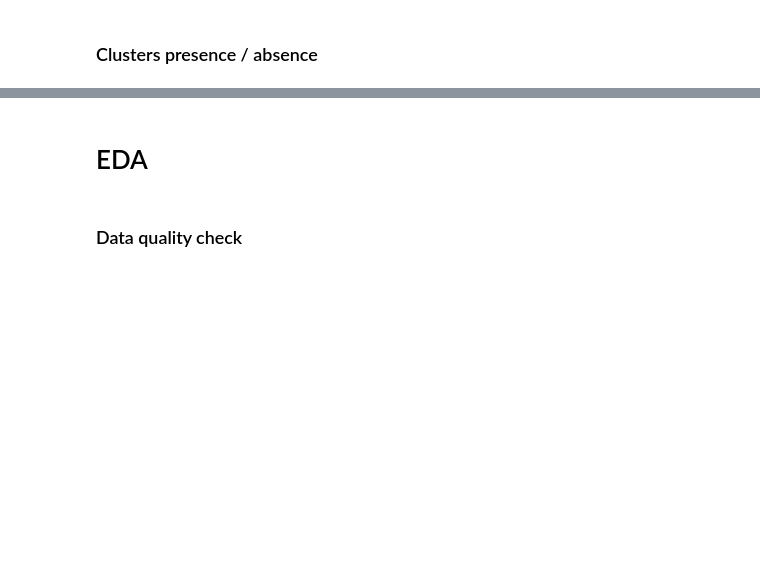
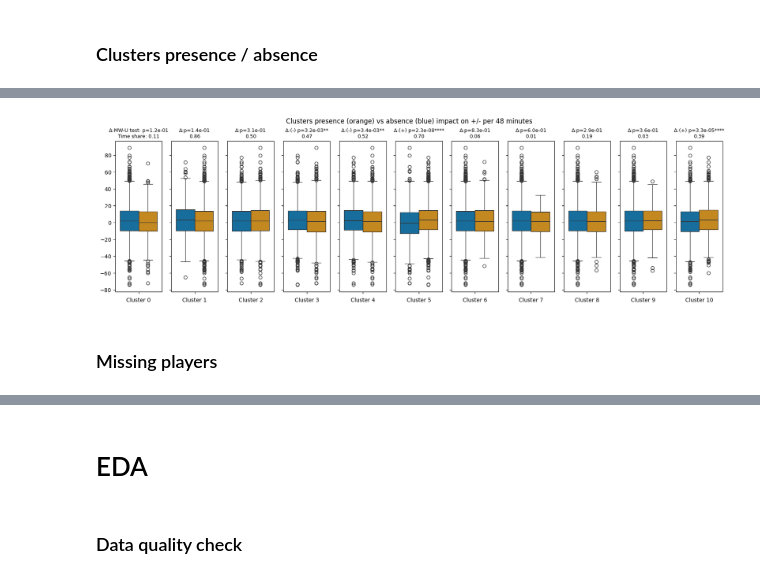
Before and after one commit to arnaud-odet/Roster_Building, a Jupyter notebook: notebooks/pbp.ipynb, the cells around one changed output, grey strips where cells are left out. Saved outputs shown, nothing was run; the diff lists cells and outputs as text; code cells hidden in the pictures; blank space fills up the shorter version.

Commit message:
MWU test and big tables

```diff
--- a/notebooks/pbp.ipynb
+++ b/notebooks/pbp.ipynb
@@ -455,13 +454,0 @@ ludf.head(3)
-# %%
-fig, axs = plt.subplots(1,len(_cls), figsize = (20,5))
-for i, cl in enumerate(_cls):
-    _count_col = f'nb_pl_cl_{cl}'
-    _mask = ludf[_count_col] >0
-    _df = ludf.copy()
-    _df['mask'] = _mask
-    sns.boxplot(data = _df, y = 'pm_per_48min', hue = 'mask', legend = False, ax = axs[i]);
-    axs[i].set_xlabel(f"Cluster {cl}")
-    axs[i].set_ylabel("");
-    if i != 0 :
-        axs[i].set_yticklabels("");
-fig.suptitle("Clusters presence vs absence");
@@ -469,0 +463,39 @@ fig.suptitle("Clusters presence vs absence");
+# %%
+from scipy.stats import mannwhitneyu
+
+fig, axs = plt.subplots(1,len(_cls), figsize = (20,5))
+for i, cl in enumerate(_cls):
+    _count_col = f'nb_pl_cl_{cl}'
+    _mask = ludf[_count_col] >0
+    _df = ludf.copy()
+    _df['mask'] = _mask
+    _with = _df[_df['mask']]['pm_per_48min']
+    _without = _df[_df['mask']==False]['pm_per_48min']
+    _delta = _with.mean() - _without.mean()
+    _time_share = _df[_df['mask']]['time'].sum() / _df['time'].sum()
+    _mwu, _mwp = mannwhitneyu(_with, _without)
+    _mwu_str = f"MW-U test: p={_mwp:.1e}" if i == 0 else f"p={_mwp:.1e}"
+    if _mwp < 0.05:
+        _mwu_str = ('(+) ' if _delta > 0 else '(-) ') + _mwu_str
+    for thres in [0.05, 0.01, 0.001, 0.0001]:
+        if _mwp < thres:
+            _mwu_str +='*'
+    _mwu_str = 'Δ:' + _mwu_str + '\n' + (f'Time share: {_time_share:.2f}' if i == 0 else f'{_time_share:.2f}')
+    sns.boxplot(data = _df, y = 'pm_per_48min', hue = 'mask', legend = False, ax = axs[i], palette = 'colorblind');
+    axs[i].set_xlabel(f"Cluster {cl}")
+    axs[i].set_ylabel("");
+    axs[i].set_title(_mwu_str, fontdict = {'fontsize':9})
+    if i != 0 :
+        axs[i].set_yticklabels("");
+    # MWU test
+    # offset = (ax.get_ylim()[1] - ax.get_ylim()[0]) / 20
+    # annot_loc = thdf['relative_improvement'].max() + offset/4*3
+    # annot_str = f"MW U-stat = {mwu_test[th]['U']:.0f}, p = {mwu_test[th]['p-value']:.1e}{mwu_test[th]['significance']}"
+    # ax.plot([0,0,1,1], [annot_loc - offset/4, annot_loc, annot_loc, annot_loc-offset/4], lw = 1.5, color = 'black');
+    # ax.text(0.5, annot_loc+offset/4, annot_str, ha = 'center', va = 'bottom');
+fig.suptitle("Clusters presence (orange) vs absence (blue) impact on +/- per 48 minutes", y = 0.998);
+# plt.savefig('../latex/figures/cl_wmu.png', dpi = 300)
+# %% [output]
+[figure, added]
+# %% [markdown]
+### Missing players
```
Also changed, not shown: parts of 12 cells of this notebook, 13 other files.
